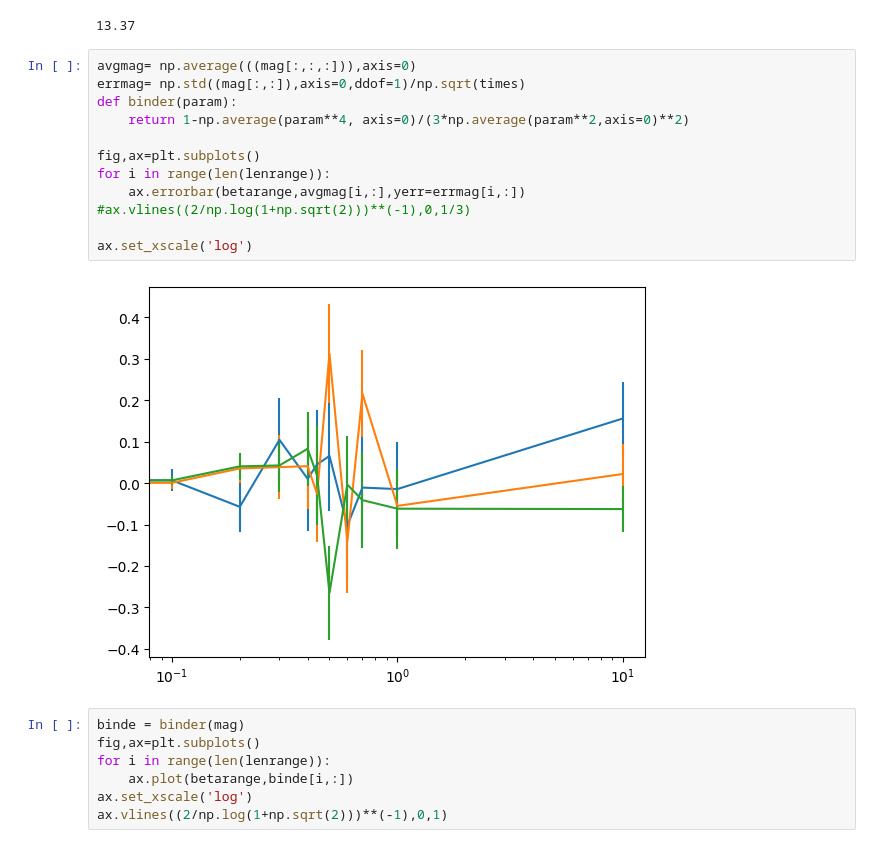
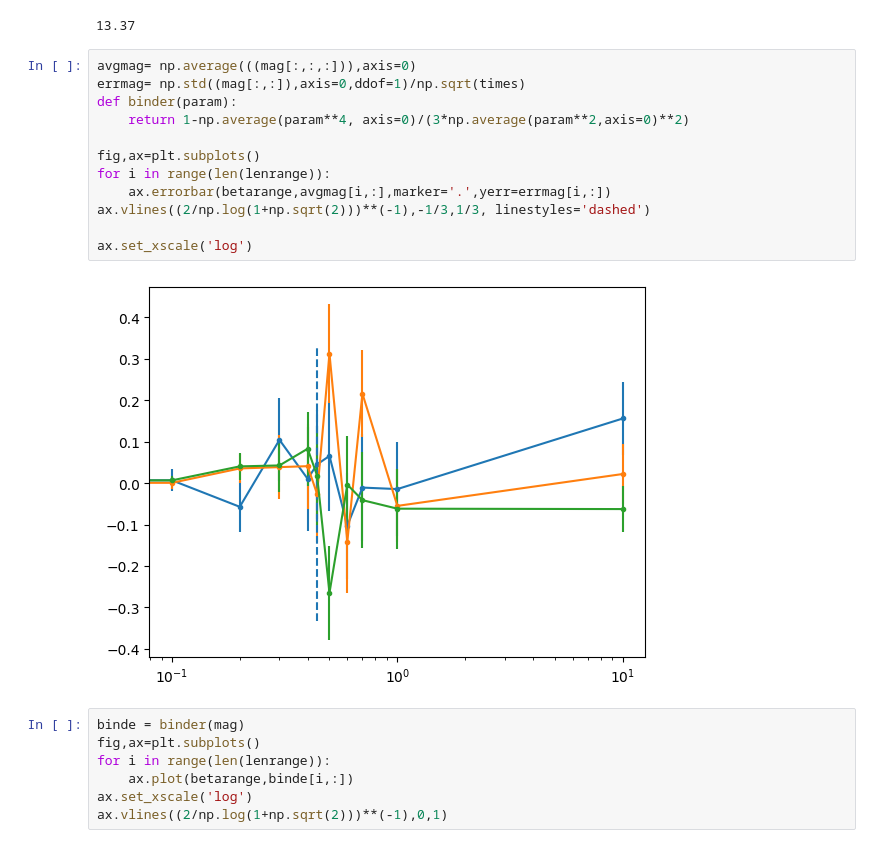
Before and after one commit to joshkarten/LabResearch, a Jupyter notebook: 2d Ising.ipynb, the cells around one changed output. Saved outputs shown, nothing was run; the diff lists cells and outputs as text.

```diff
--- a/2d Ising.ipynb
+++ b/2d Ising.ipynb
@@ -145,17 +145,17 @@ for k in range(0, times):
 # %%
 avgmag= np.average(((mag[:,:,:])),axis=0)
 errmag= np.std((mag[:,:]),axis=0,ddof=1)/np.sqrt(times)
 def binder(param):
     return 1-np.average(param**4, axis=0)/(3*np.average(param**2,axis=0)**2)
 
 fig,ax=plt.subplots()
 for i in range(len(lenrange)):
-    ax.errorbar(betarange,avgmag[i,:],yerr=errmag[i,:])
-#ax.vlines((2/np.log(1+np.sqrt(2)))**(-1),0,1/3)
+    ax.errorbar(betarange,avgmag[i,:],marker='.',yerr=errmag[i,:])
+ax.vlines((2/np.log(1+np.sqrt(2)))**(-1),-1/3,1/3, linestyles='dashed')
 
 ax.set_xscale('log')
 # %% [output]
-[figure, old version]
+[figure, new version]
 # %%
 binde = binder(mag)
 fig,ax=plt.subplots()
```
